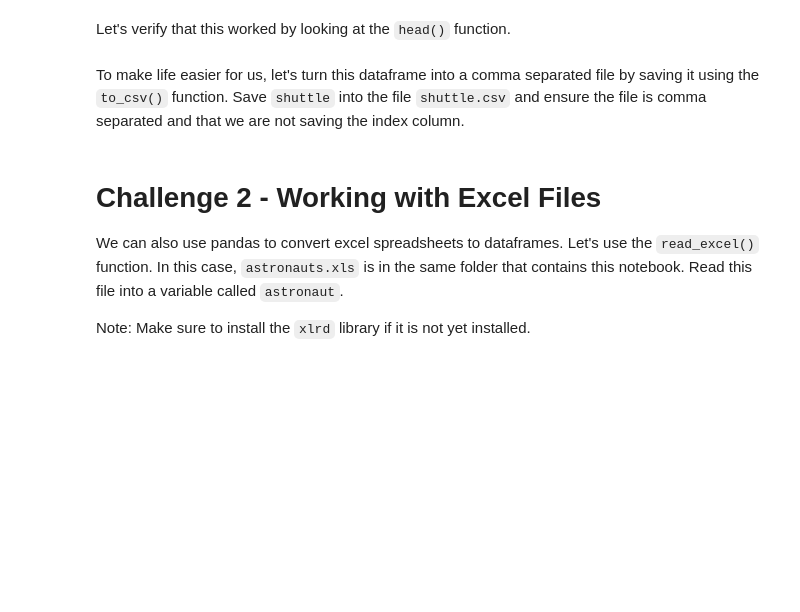
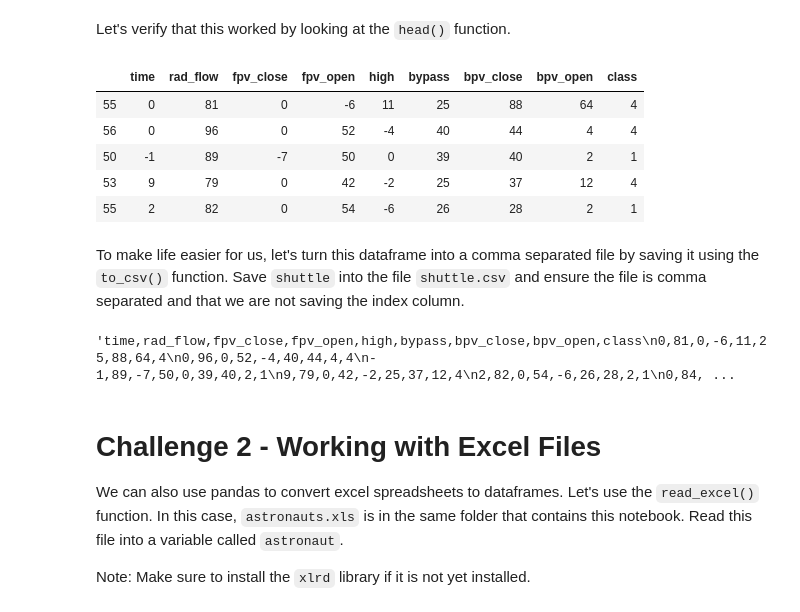
Before and after one commit to ta-data-lis/lab-import-export, a Jupyter notebook: your-code/main.ipynb, the cells around one changed output. Cells and saved outputs as stored; diff of their text form; code cells hidden in the pictures; blank space fills up the shorter version.

```diff
--- a/your-code/main.ipynb
+++ b/your-code/main.ipynb
@@ -17,5 +19,6 @@ cols = ['time', 'rad_flow', 'fpv_close', 'fpv_open', 'high', 'bypass', 'bpv_clos
 tst_url = 'https://archive.ics.uci.edu/ml/machine-learning-databases/statlog/shuttle/shuttle.tst'
 # %%
 # Your code here:
+shuttle = pd.read_csv(tst_url, sep = ' ', names = cols)
 # %% [markdown]
 Let's verify that this worked by looking at the `head()` function.
@@ -24,2 +25,11 @@ Let's verify that this worked by looking at the `head()` function.
+# %%
+shuttle.head()
+# %% [output]
+|  | time | rad_flow | fpv_close | fpv_open | high | bypass | bpv_close | bpv_open | class |
+| 55 | 0 | 81 | 0 | -6 | 11 | 25 | 88 | 64 | 4 |
+| 56 | 0 | 96 | 0 | 52 | -4 | 40 | 44 | 4 | 4 |
+| 50 | -1 | 89 | -7 | 50 | 0 | 39 | 40 | 2 | 1 |
+| 53 | 9 | 79 | 0 | 42 | -2 | 25 | 37 | 12 | 4 |
+| 55 | 2 | 82 | 0 | 54 | -6 | 26 | 28 | 2 | 1 |
 # %% [markdown]
 To make life easier for us, let's turn this dataframe into a comma separated file by saving it using the `to_csv()` function. Save `shuttle` into the file `shuttle.csv` and ensure the file is comma separated and that we are not saving the index column.
@@ -28,3 +36,7 @@ To make life easier for us, let's turn this dataframe into a comma separated fil
+# %%
+pd.DataFrame.to_csv(shuttle, sep = ",", index = False)
+# %% [output]
+'time,rad_flow,fpv_close,fpv_open,high,bypass,bpv_close,bpv_open,class\n0,81,0,-6,11,25,88,64,4\n0,96,0,52,-4,40,44,4,4\n-1,89,-7,50,0,39,40,2,1\n9,79,0,42,-2,25,37,12,4\n2,82,0,54,-6,26,28,2,1\n0,84, ...
 # %% [markdown]
 # Challenge 2 - Working with Excel Files
 
```
Also changed, not shown: parts of 9 cells of this notebook.
